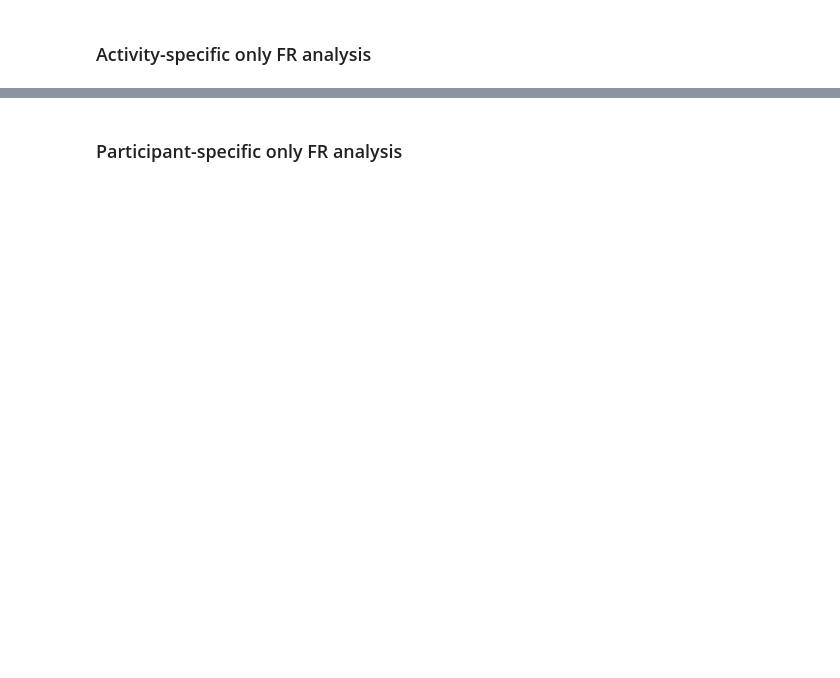
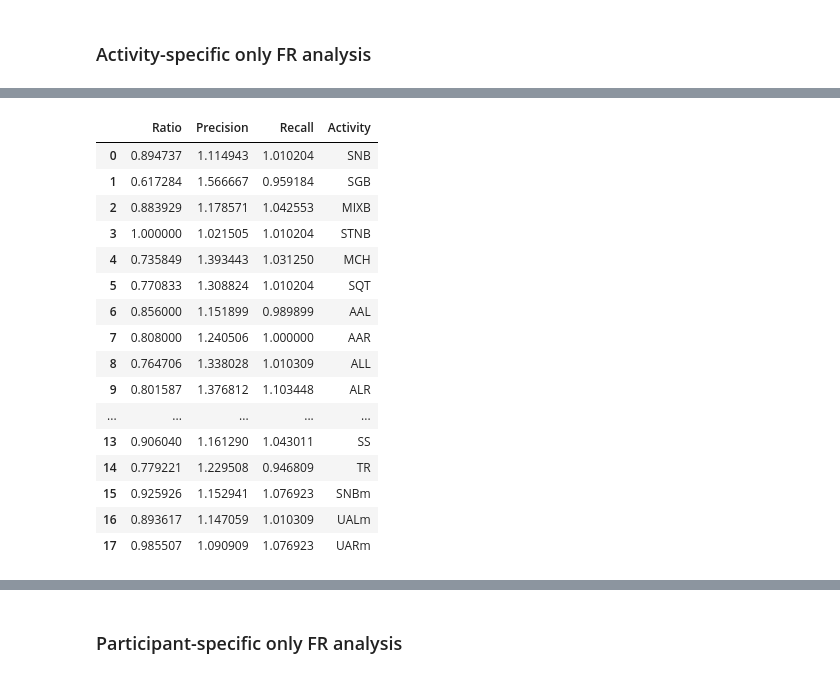
Before and after one commit to anascacais/analysis-RESP-data, a Jupyter notebook: fr_analysis.ipynb, the cells around one changed output, grey strips where cells are left out. Cells and saved outputs as stored; diff of their text form; code cells hidden in the pictures; blank space fills up the shorter version.

```diff
--- a/fr_analysis.ipynb
+++ b/fr_analysis.ipynb
@@ -126,0 +44,25 @@ get_fr_detection_performance(overview_all_participants, target="Activity")
+# %%
+mag = performance_all_participants[performance_all_participants["Sensor"] == "MAG"].loc[:,["Ratio", "Precision", "Recall"]].reset_index(drop=True)
+pzt = performance_all_participants[performance_all_participants["Sensor"] == "PZT"].loc[:,["Ratio", "Precision", "Recall"]].reset_index(drop=True)
+
+a = mag / pzt
+a["Activity"] = performance_all_participants[performance_all_participants["Sensor"] == "MAG"].reset_index(drop=True)["Activity"]
+a
+# %% [output]
+|  | Ratio | Precision | Recall | Activity |
+| 0 | 0.894737 | 1.114943 | 1.010204 | SNB |
+| 1 | 0.617284 | 1.566667 | 0.959184 | SGB |
+| 2 | 0.883929 | 1.178571 | 1.042553 | MIXB |
+| 3 | 1.000000 | 1.021505 | 1.010204 | STNB |
+| 4 | 0.735849 | 1.393443 | 1.031250 | MCH |
+| 5 | 0.770833 | 1.308824 | 1.010204 | SQT |
+| 6 | 0.856000 | 1.151899 | 0.989899 | AAL |
+| 7 | 0.808000 | 1.240506 | 1.000000 | AAR |
+| 8 | 0.764706 | 1.338028 | 1.010309 | ALL |
+| 9 | 0.801587 | 1.376812 | 1.103448 | ALR |
+| ... | ... | ... | ... | ... |
+| 13 | 0.906040 | 1.161290 | 1.043011 | SS |
+| 14 | 0.779221 | 1.229508 | 0.946809 | TR |
+| 15 | 0.925926 | 1.152941 | 1.076923 | SNBm |
+| 16 | 0.893617 | 1.147059 | 1.010309 | UALm |
+| 17 | 0.985507 | 1.090909 | 1.076923 | UARm |
```
Also changed, not shown: parts of 20 cells of this notebook, 4 other files.
